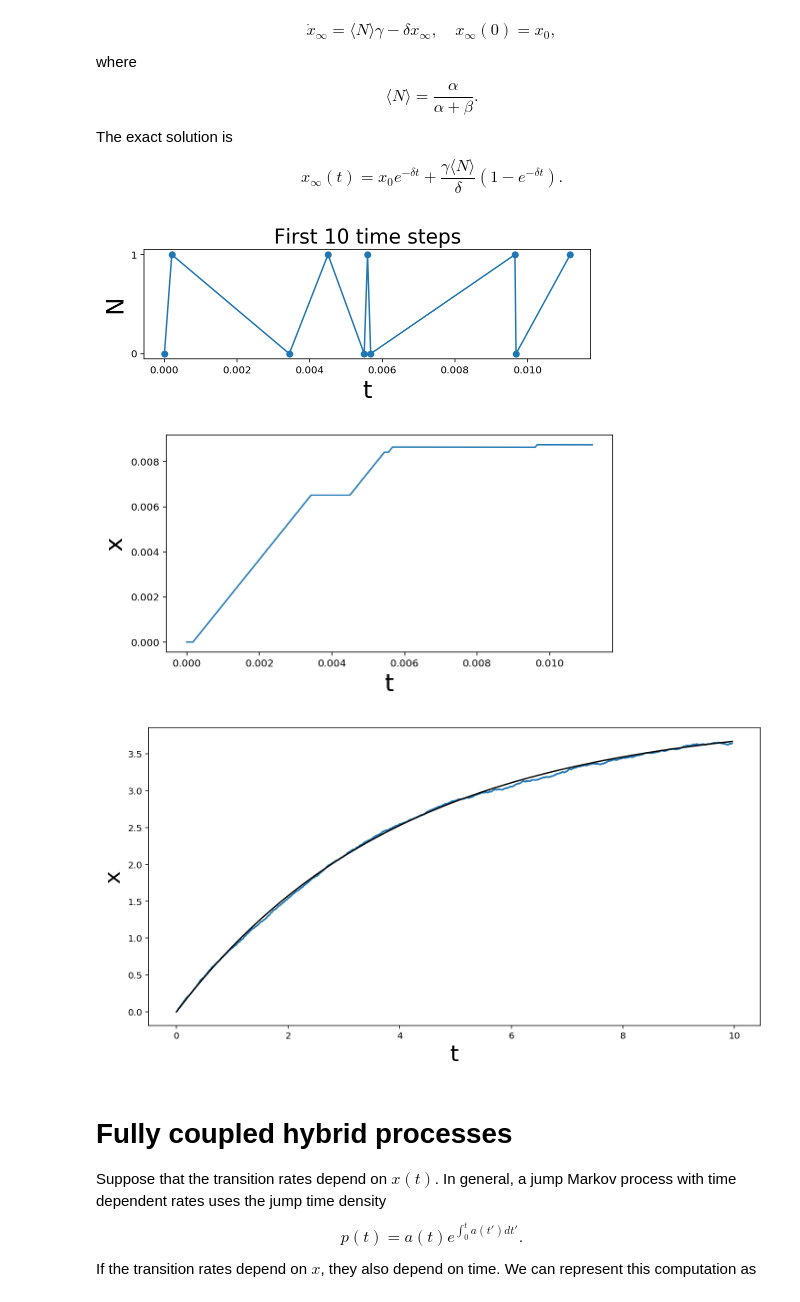
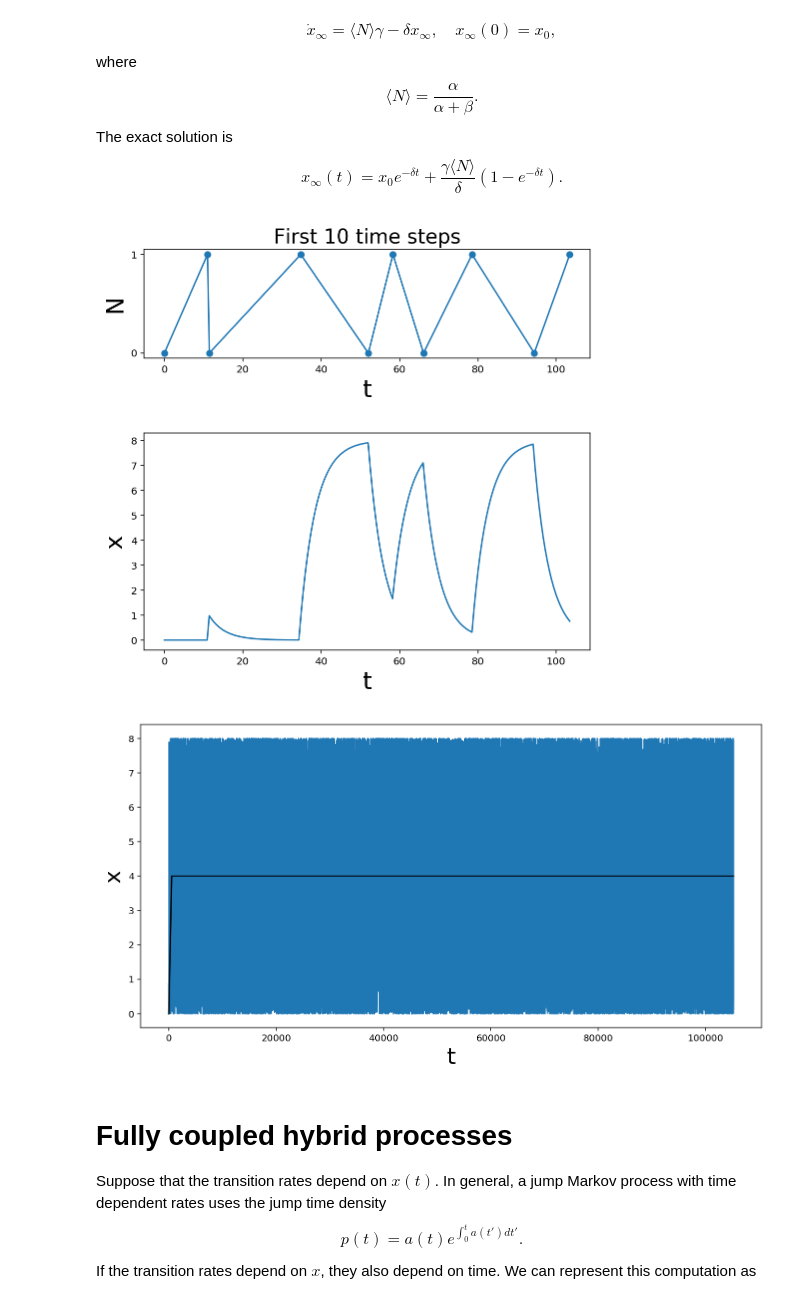
Before and after one commit to newby-jay/MATH371-Winter2020-JupyterNotebooks, a Jupyter notebook: Week 5 - hybrid processes.ipynb, the cells around one changed output. Drawn from its saved outputs; the diff is of its cells as text; code cells hidden in the pictures.

```diff
--- a/Week 5 - hybrid processes.ipynb
+++ b/Week 5 - hybrid processes.ipynb
@@ -32,7 +32,7 @@ $$
 x_{\infty}(t) = x_0 e^{-\delta t} + \frac{\gamma \langle N \rangle}{\delta}\left(1 -  e^{-\delta t}\right).
 $$
 # %%
-epsilon = 0.001
+epsilon = 10.5
 gamma = 2.
 delta = 0.25
 alpha = 1.
@@ -68,36 +68,36 @@ for j in arange(1, 200): ## use the exact solution to the ODE above instead of E
         n = N[k]
         tnext_jump = T[k+1]
         k += 1
     Xplot[j] = Xplot[j-1]*exp(-delta*dt) + gamma*n/delta*(1 - exp(-delta*dt))
 
 ## I wan't to make a plot for the limiting ODE solution
 Tinf = linspace(0, T[-1], 200)
 Navg = alpha/(alpha + beta)
 Xinf = x0*exp(-delta*Tinf) + gamma*Navg/delta*(1 - exp(-delta*Tinf))
 
 
 figure(1, [8, 2])
 plot(T[:10], N[:10], '-o')
 yticks([0, 1])
 title('First 10 time steps', fontsize=20)
 xlabel('t', fontsize=24)
 ylabel('N', fontsize=24);
 
 figure(2, [8, 4])
 plot(Tplot, Xplot)
 xlabel('t', fontsize=24)
 ylabel('x', fontsize=24);
 
 
 figure(3, [12, 6])
 plot(T, X)
 plot(Tinf, Xinf, 'k')
 xlabel('t', fontsize=24)
 ylabel('x', fontsize=24);
 # %% [output]
-[figure, old version]
+[figure, new version]
-[figure, old version]
+[figure, new version]
-[figure, old version]
+[figure, new version]
 # %% [markdown]
 # Fully coupled hybrid processes
 Suppose that the transition rates depend on $x(t)$. In general, a jump Markov process with time dependent rates uses the jump time density
```
Also changed, not shown: 1 other file.
